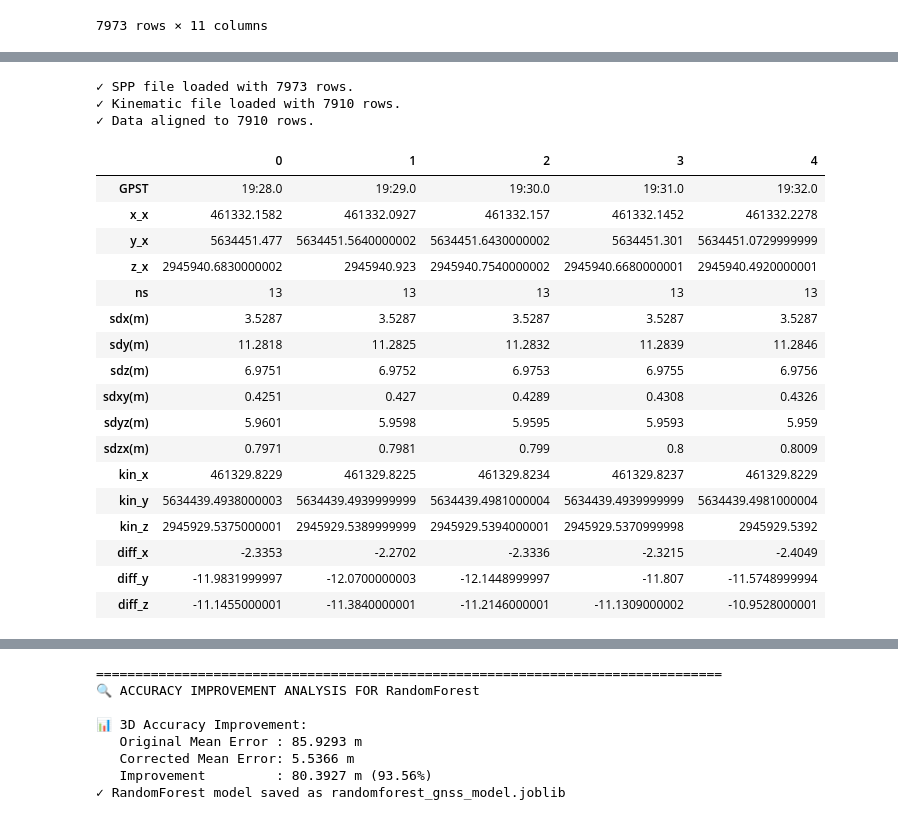
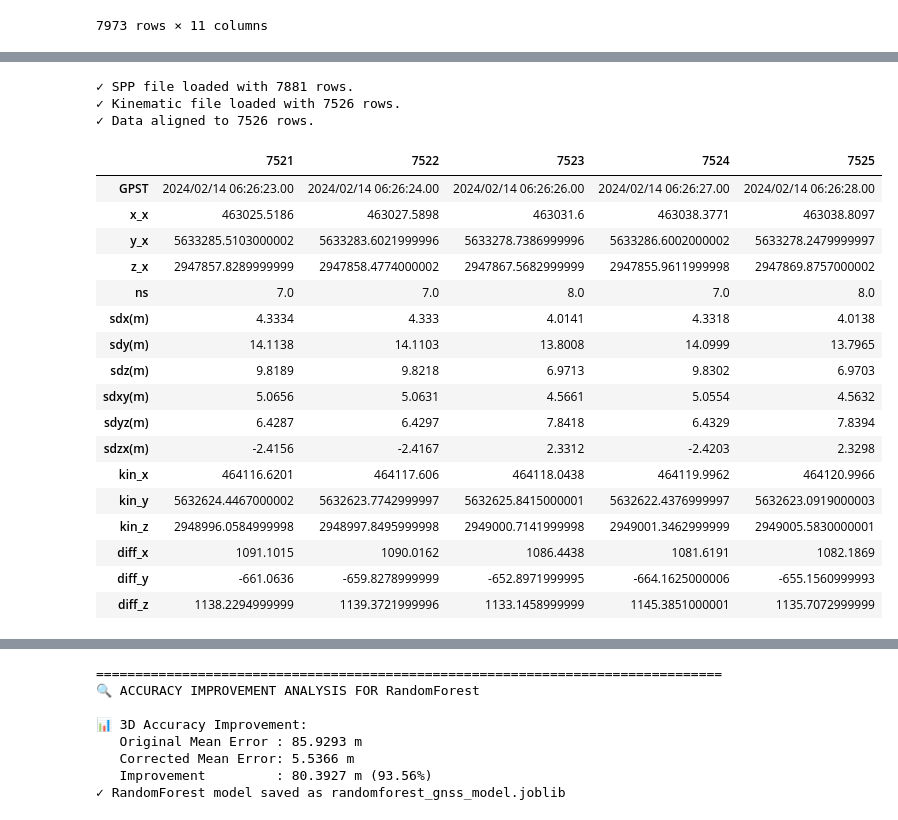
Before and after one commit to ZeyadSaleh-ejust/RTKCorrection, a Jupyter notebook: src/research/Base_Model_.ipynb, the cells around one changed output, grey strips where cells are left out. Cells and saved outputs as stored; diff of their text form; code cells hidden in the pictures.

```diff
--- a/src/research/Base_Model_.ipynb
+++ b/src/research/Base_Model_.ipynb
@@ -183,34 +183,34 @@ def load_and_unify_data(spp_filepath, kinematic_filepath):
 
     return unified_df, feature_cols, spp_x_col, spp_y_col, spp_z_col
 
-spp_filepath = r'F:\zizo\RTKCorrection\src\research\extracted_coordinates_x.csv'
-kinematic_filepath = r'F:\zizo\RTKCorrection\src\research\extracted_coordinates_y.csv'
+spp_filepath = r'F:\zizo\RTKCorrection\src\research\extracted_coordinates_xGPS.csv'
+kinematic_filepath = r'F:\zizo\RTKCorrection\src\research\extracted_coordinates_yGPS.csv'
 
 unified_df, feature_cols, spp_x, spp_y, spp_z = load_and_unify_data(
     spp_filepath, kinematic_filepath
 )
 # %% [output]
-✓ SPP file loaded with 7973 rows.
-✓ Kinematic file loaded with 7910 rows.
-✓ Data aligned to 7910 rows.
+✓ SPP file loaded with 7881 rows.
+✓ Kinematic file loaded with 7526 rows.
+✓ Data aligned to 7526 rows.
 # %%
-unified_df.head().T
+unified_df.tail().T
 # %% [output]
-|  | 0 | 1 | 2 | 3 | 4 |
-| GPST | 19:28.0 | 19:29.0 | 19:30.0 | 19:31.0 | 19:32.0 |
-| x_x | 461332.1582 | 461332.0927 | 461332.157 | 461332.1452 | 461332.2278 |
-| y_x | 5634451.477 | 5634451.5640000002 | 5634451.6430000002 | 5634451.301 | 5634451.0729999999 |
-| z_x | 2945940.6830000002 | 2945940.923 | 2945940.7540000002 | 2945940.6680000001 | 2945940.4920000001 |
-| ns | 13 | 13 | 13 | 13 | 13 |
-| sdx(m) | 3.5287 | 3.5287 | 3.5287 | 3.5287 | 3.5287 |
-| sdy(m) | 11.2818 | 11.2825 | 11.2832 | 11.2839 | 11.2846 |
-| sdz(m) | 6.9751 | 6.9752 | 6.9753 | 6.9755 | 6.9756 |
-| sdxy(m) | 0.4251 | 0.427 | 0.4289 | 0.4308 | 0.4326 |
-| sdyz(m) | 5.9601 | 5.9598 | 5.9595 | 5.9593 | 5.959 |
-| sdzx(m) | 0.7971 | 0.7981 | 0.799 | 0.8 | 0.8009 |
-| kin_x | 461329.8229 | 461329.8225 | 461329.8234 | 461329.8237 | 461329.8229 |
-| kin_y | 5634439.4938000003 | 5634439.4939999999 | 5634439.4981000004 | 5634439.4939999999 | 5634439.4981000004 |
-| kin_z | 2945929.5375000001 | 2945929.5389999999 | 2945929.5394000001 | 2945929.5370999998 | 2945929.5392 |
-| diff_x | -2.3353 | -2.2702 | -2.3336 | -2.3215 | -2.4049 |
-| diff_y | -11.9831999997 | -12.0700000003 | -12.1448999997 | -11.807 | -11.5748999994 |
-| diff_z | -11.1455000001 | -11.3840000001 | -11.2146000001 | -11.1309000002 | -10.9528000001 |
+|  | 7521 | 7522 | 7523 | 7524 | 7525 |
+| GPST | 2024/02/14 06:26:23.00 | 2024/02/14 06:26:24.00 | 2024/02/14 06:26:26.00 | 2024/02/14 06:26:27.00 | 2024/02/14 06:26:28.00 |
+| x_x | 463025.5186 | 463027.5898 | 463031.6 | 463038.3771 | 463038.8097 |
+| y_x | 5633285.5103000002 | 5633283.6021999996 | 5633278.7386999996 | 5633286.6002000002 | 5633278.2479999997 |
+| z_x | 2947857.8289999999 | 2947858.4774000002 | 2947867.5682999999 | 2947855.9611999998 | 2947869.8757000002 |
+| ns | 7.0 | 7.0 | 8.0 | 7.0 | 8.0 |
+| sdx(m) | 4.3334 | 4.333 | 4.0141 | 4.3318 | 4.0138 |
+| sdy(m) | 14.1138 | 14.1103 | 13.8008 | 14.0999 | 13.7965 |
+| sdz(m) | 9.8189 | 9.8218 | 6.9713 | 9.8302 | 6.9703 |
+| sdxy(m) | 5.0656 | 5.0631 | 4.5661 | 5.0554 | 4.5632 |
+| sdyz(m) | 6.4287 | 6.4297 | 7.8418 | 6.4329 | 7.8394 |
+| sdzx(m) | -2.4156 | -2.4167 | 2.3312 | -2.4203 | 2.3298 |
+| kin_x | 464116.6201 | 464117.606 | 464118.0438 | 464119.9962 | 464120.9966 |
+| kin_y | 5632624.4467000002 | 5632623.7742999997 | 5632625.8415000001 | 5632622.4376999997 | 5632623.0919000003 |
+| kin_z | 2948996.0584999998 | 2948997.8495999998 | 2949000.7141999998 | 2949001.3462999999 | 2949005.5830000001 |
+| diff_x | 1091.1015 | 1090.0162 | 1086.4438 | 1081.6191 | 1082.1869 |
+| diff_y | -661.0636 | -659.8278999999 | -652.8971999995 | -664.1625000006 | -655.1560999993 |
+| diff_z | 1138.2294999999 | 1139.3721999996 | 1133.1458999999 | 1145.3851000001 | 1135.7072999999 |
```
Also changed, not shown: parts of 4 cells of this notebook, 6 other files.
